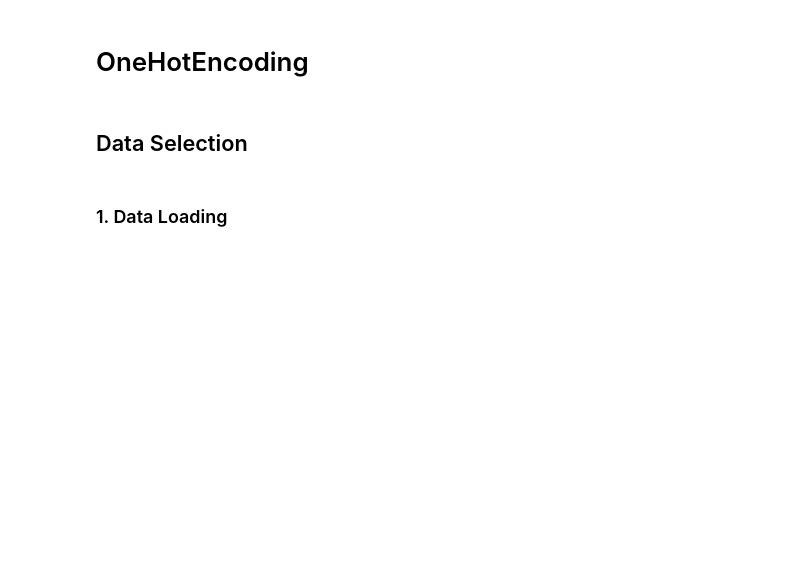
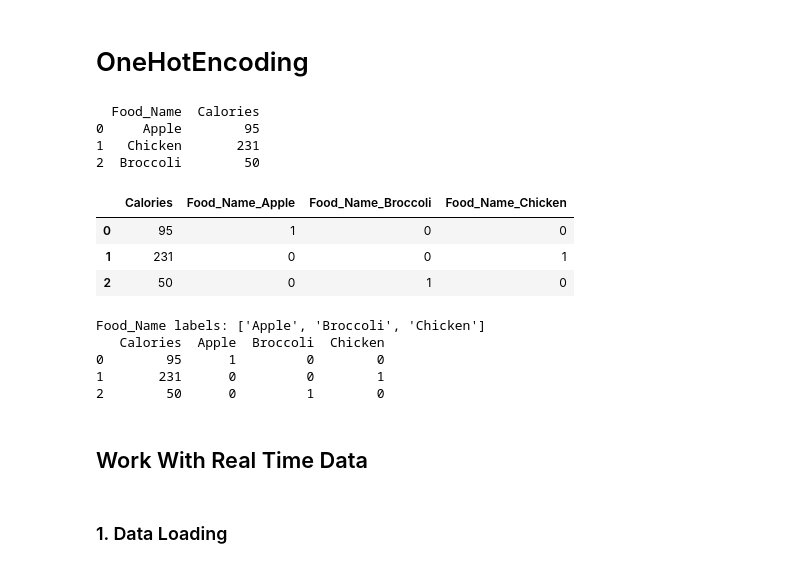
Before and after one commit to ramasureshvijjana/Data_Science, a Jupyter notebook: Dealing_With_categorical_Data/01_OneHotEncoding.ipynb, the cells around one changed output. Cells and saved outputs as stored; diff of their text form; code cells hidden in the pictures; blank space fills up the shorter version.

Commit message:
Pushing the notes

```diff
--- a/Dealing_With_categorical_Data/01_OneHotEncoding.ipynb
+++ b/Dealing_With_categorical_Data/01_OneHotEncoding.ipynb
@@ -1,5 +1,59 @@
 # %% [markdown]
 # OneHotEncoding
+# %%
+import pandas as pd
+
+# Create data
+data = pd.DataFrame([['Apple', 95],
+                    ['Chicken', 231],
+                    ['Broccoli', 50]],
+                   columns= ['Food_Name', 'Calories'])
+# Print data
+print(data)
+
+# One hot encoding
+data_1 = pd.get_dummies(data, columns=['Food_Name'])
+display(data_1)
+# %% [output]
+  Food_Name  Calories
+0     Apple        95
+1   Chicken       231
+2  Broccoli        50
+|  | Calories | Food_Name_Apple | Food_Name_Broccoli | Food_Name_Chicken |
+| 0 | 95 | 1 | 0 | 0 |
+| 1 | 231 | 0 | 0 | 1 |
+| 2 | 50 | 0 | 1 | 0 |
+# %%
+import pandas as pd
+import numpy as np
+from sklearn.preprocessing import OneHotEncoder
+
+#Create an instance of One-hot-encoder
+enc=OneHotEncoder()
+
+#Passing encoded columns
+'''
+NOTE: we have converted the enc.fit_transform() method to array because the fit_transform method
+of OneHotEncoder returns SpiPy sparse matrix this enables us to save space when we
+have huge  number of categorical variables
+'''
+
+columns = sorted(data['Food_Name'].unique())
+print(f'Food_Name labels: {columns}')
+
+enc_arr = enc.fit_transform(data[['Food_Name']]).toarray()
+enc_data = pd.DataFrame(enc_arr, columns=columns).astype(int)
+New_df=data.join(enc_data).drop(['Food_Name'], axis=1)
+
+print(New_df)
+# %% [output]
+Food_Name labels: ['Apple', 'Broccoli', 'Chicken']
+   Calories  Apple  Broccoli  Chicken
+0        95      1         0        0
+1       231      0         0        1
+2        50      0         1        0
+# %% [markdown]
+## Work With Real Time Data
 # %%
 Data link:
 
@@ -14,8 +68,6 @@ Packages:
 
     import pandas as pd
     rslt = pd.get_dummies(data, columns=[clm_1, clm_2])
-# %% [markdown]
-## Data Selection
 # %% [markdown]
 ### 1. Data Loading
 # %%
```
Also changed, not shown: 6 other files.
